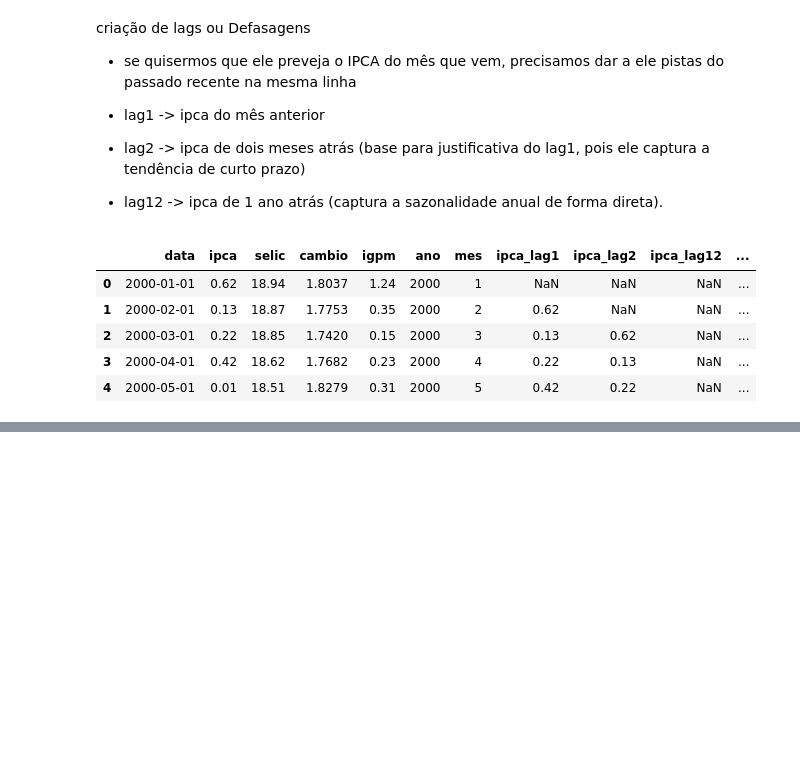
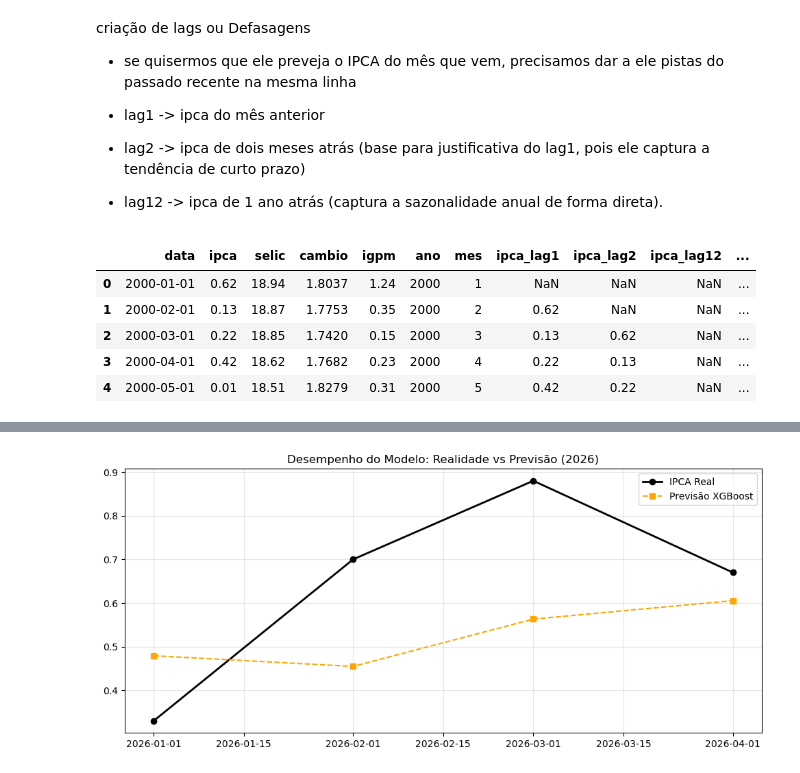
Before and after one commit to Marques07/IPCA-Prophet-Forecasting, a Jupyter notebook: 03_XGBoost_Modelagem.ipynb, the cells around one changed output, grey strips where cells are left out. Saved outputs shown, nothing was run; the diff lists cells and outputs as text; code cells hidden in the pictures; blank space fills up the shorter version.

Commit message:
treino do modelo XGBoost e previsão para maio/2026

```diff
--- a/03_XGBoost_Modelagem.ipynb
+++ b/03_XGBoost_Modelagem.ipynb
@@ -83,0 +109,10 @@ df.head(5)
+# %%
+# Definindo o corte: Treino até Dez/2025, Teste em 2026
+data_corte = '2026-01-01'
+
+treino = df_limpo[df_limpo['data'] < data_corte].copy()
+teste = df_limpo[df_limpo['data'] >= data_corte].copy()
+
+print(f"Treino vai até: {treino['data'].max().strftime('%m/%Y')}")
+print(f"Teste começa em: {teste['data'].min().strftime('%m/%Y')}")
+print(f"Meses no teste: {len(teste)}")
@@ -83,0 +175,23 @@ df.head(5)
+# %%
+# Fazendo a previsão apenas com os meses de teste (2026)
+previsoes_2026 = modelo_xgb.predict(X_test)
+
+# Criando um DataFrame para comparar
+df_comparativo = pd.DataFrame({
+    'Data': teste['data'],
+    'IPCA_Real': y_test.values,
+    'IPCA_XGBoost': previsoes_2026
+})
+
+# Calculando a diferença (Erro)
+df_comparativo['Diferenca'] = df_comparativo['IPCA_Real'] - df_comparativo['IPCA_XGBoost']
+
+print("--- Comparativo: Realidade vs XGBoost (2026) ---")
+print(df_comparativo)
+
+# Calculando o MAE final
+from sklearn.metrics import mean_absolute_error, root_mean_squared_error
+mae_final = mean_absolute_error(y_test, previsoes_2026)
+rmse_final = root_mean_squared_error(y_test, previsoes_2026)
+print(f"\nErro Médio Absoluto (MAE): {mae_final:.4f}")
+print(f"\nRaiz do erro ao quadrado: {rmse_final:.4f}")
@@ -83,0 +209,14 @@ df.head(5)
+# %%
+plt.figure(figsize=(12, 5))
+plt.plot(df_comparativo['Data'], df_comparativo['IPCA_Real'], marker='o', label='IPCA Real', color='black', linewidth=2)
+plt.plot(df_comparativo['Data'], df_comparativo['IPCA_XGBoost'], marker='s', label='Previsão XGBoost', color='orange', linestyle='--')
+
+# Se você tiver os dados do Prophet, adicione aqui:
+# plt.plot(df_comparativo['Data'], previsoes_prophet, label='Previsão Prophet', color='blue')
+
+plt.title('Desempenho do Modelo: Realidade vs Previsão (2026)')
+plt.legend()
+plt.grid(True, alpha=0.3)
+plt.show()
+# %% [output]
+[figure, added]
```
Also changed, not shown: parts of 12 cells of this notebook.
